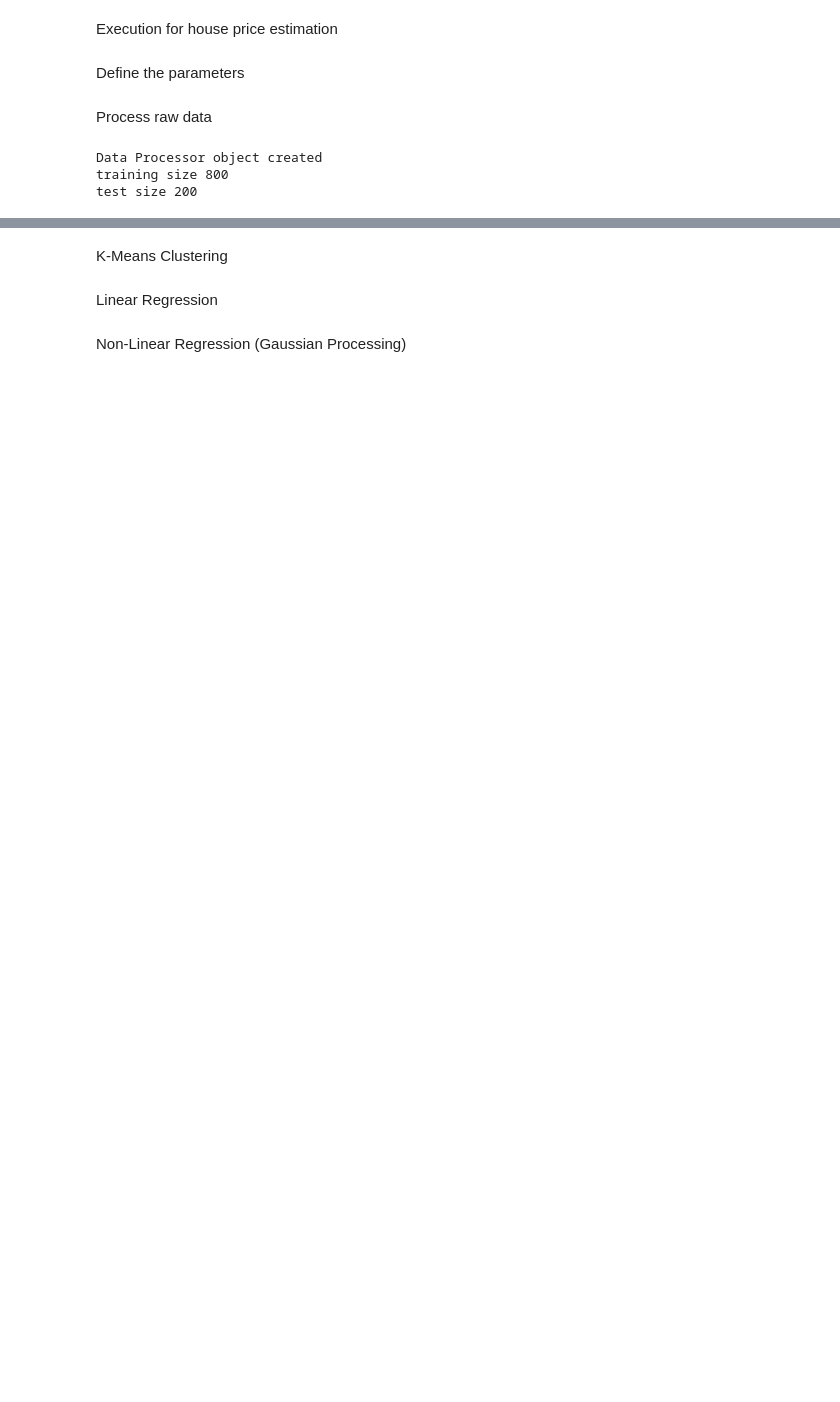
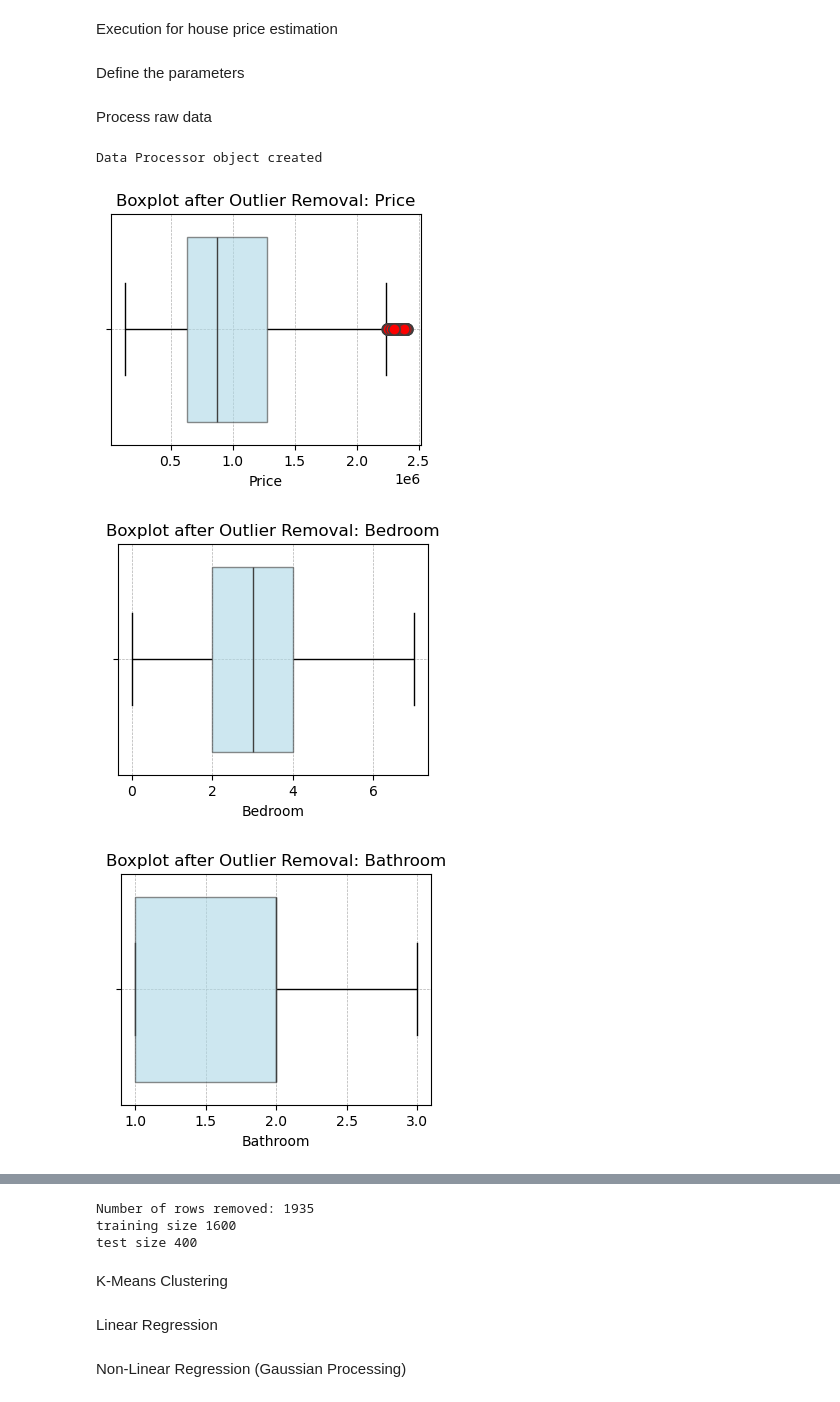
Before and after one commit to Wajeeha-B/ai_project.github.io, a Jupyter notebook: code/estimator.ipynb, the cells around one changed output, grey strips where cells are left out. Cells and saved outputs as stored; diff of their text form; code cells hidden in the pictures; blank space fills up the shorter version.

Commit message:
added outlier removal function to dataprocessor. modifying NLR to be more robust. Added a testNLR script that allows you to test existing datasets or generate datasets on the NLR class

```diff
--- a/code/estimator.ipynb
+++ b/code/estimator.ipynb
@@ -30,25 +30,29 @@ Process raw data
 # %%
 # Create a DataProcessor object and load the data
 dp_obj = DataProcessor.DataProcessor()
 dp_obj.LoadData(filepath)
 
 # Remove incomplete points, remove unused features and shuffle the data
 dp_obj.keepSelectedColumns(columnsToKeep)
 dp_obj.filterData()
+
+dp_obj.remove_outliers(columnsToKeep, True)
+
 # dp_obj.encodeCategoricalData(['Type'])
 dp_obj.shuffleData()
-dp_obj.reduceDataSize(1000)
+dp_obj.reduceDataSize(2000) # remove this to train on the full dataset
 
 # Split the data into training and testing
 train_X, train_Y, test_X, test_Y = dp_obj.splitData(train_size, prediction_column)
 
 # print(train_X.head())
 
 # Remove dwelling type and additional landsize / building area data for some processing
 clean_columns = ['Type', 'Landsize','BuildingArea']
 train_X_clean = train_X.drop(columns=clean_columns,axis=1)
 test_X_clean = test_X.drop(columns=clean_columns,axis=1)
 # %% [output]
 Data Processor object created
-training size 800
-test size 200
+[figure, added]
+[figure, added]
+[figure, added]
@@ -55,3 +64,6 @@ test size 200
+Number of rows removed: 1935
+training size 1600
+test size 400
 # %% [markdown]
 K-Means Clustering
 # %%
```
Also changed, not shown: parts of 5 cells of this notebook, 3 other files.
